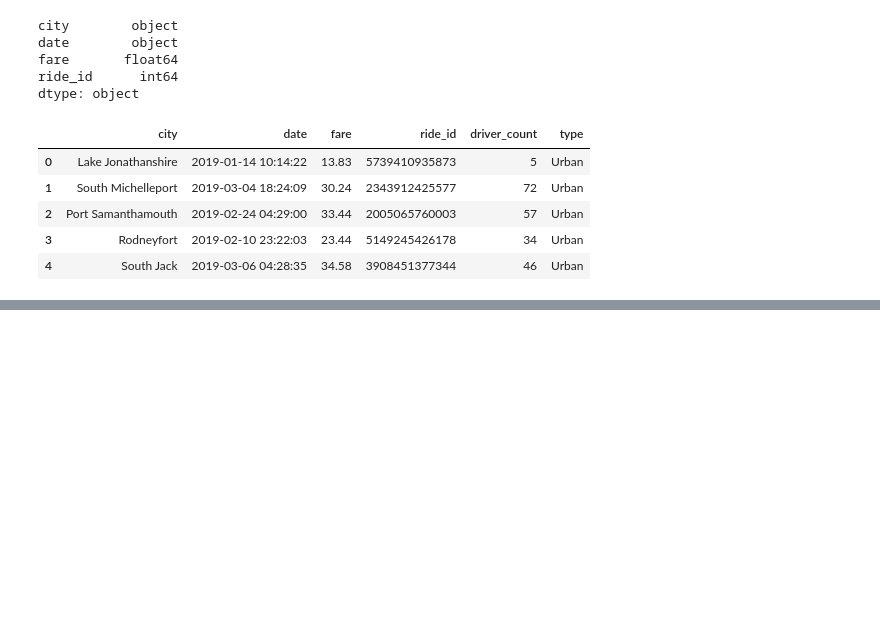
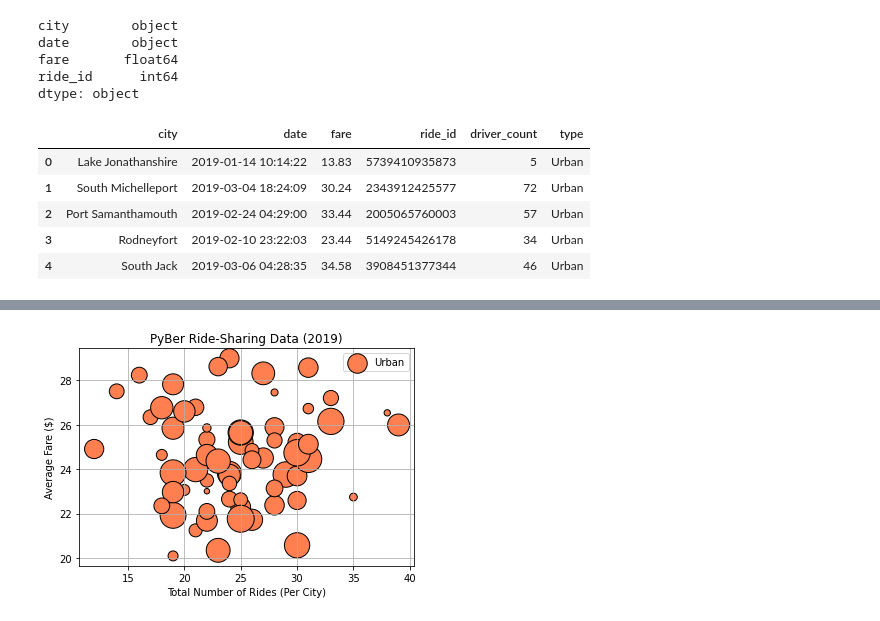
Before and after one commit to ines-tb/pyber-analysis, a Jupyter notebook: PyBer.ipynb, the cells around one changed output, grey strips where cells are left out. Drawn from its saved outputs; the diff is of its cells as text; code cells hidden in the pictures; blank space fills up the shorter version.

Commit message:
Combined bubble chart creation and analysis folder addition

```diff
--- a/PyBer.ipynb
+++ b/PyBer.ipynb
@@ -121,0 +138,6 @@ pyberDataDF.head()
+# %%
+# Get the number of rides for urban, suburban and rural cities.
+urbanRideCount = urbanCitiesDF.groupby("city").count()["ride_id"]
+suburbanRideCount = suburbanCitiesDF.groupby("city").count()["ride_id"]
+ruralRideCount = ruralCitiesDF.groupby("city").count()["ride_id"]
+urbanRideCount.head()
@@ -121,0 +152,9 @@ pyberDataDF.head()
+# %%
+# Get the Average Fare for Each City Type
+# ------------------------------------------------------------------
+# Get average fare for each city in each type of city.
+urbanAvgFare = urbanCitiesDF.groupby("city").mean()["fare"]
+suburbanAvgFare = suburbanCitiesDF.groupby("city").mean()["fare"]
+ruralAvgFare = ruralCitiesDF.groupby("city").mean()["fare"]
+
+urbanAvgFare.head()
@@ -121,0 +169,8 @@ pyberDataDF.head()
+# %%
+# Get the Average Number of Drivers for Each City Type
+# --------------------------------------------------------------------
+# Get the average number of drivers for each type of city.
+urbanDriverCount = urbanCitiesDF.groupby("city").mean()["driver_count"]
+suburbanDriverCount = suburbanCitiesDF.groupby("city").mean()["driver_count"]
+ruralDriverCount = ruralCitiesDF.groupby("city").mean()["driver_count"]
+urbanDriverCount.head()
@@ -121,0 +185,19 @@ pyberDataDF.head()
+# %%
+# Individual scatter plot per city type (MATLAB method)
+# -----------------------------------------------------
+# Build the scatter plots for urban cities.
+plt.scatter(urbanRideCount,
+    urbanAvgFare,
+    label="Urban",
+    color="coral",
+    edgecolors="black",
+    linewidths=1,
+    s=10*urbanDriverCount)
+plt.title("PyBer Ride-Sharing Data (2019)")
+plt.xlabel("Total Number of Rides (Per City)")
+plt.ylabel("Average Fare ($)")
+plt.grid(True)
+plt.legend()
+plt.show()
+# %% [output]
+[figure, added]
```
Also changed, not shown: parts of 9 cells of this notebook, 1 other file.
